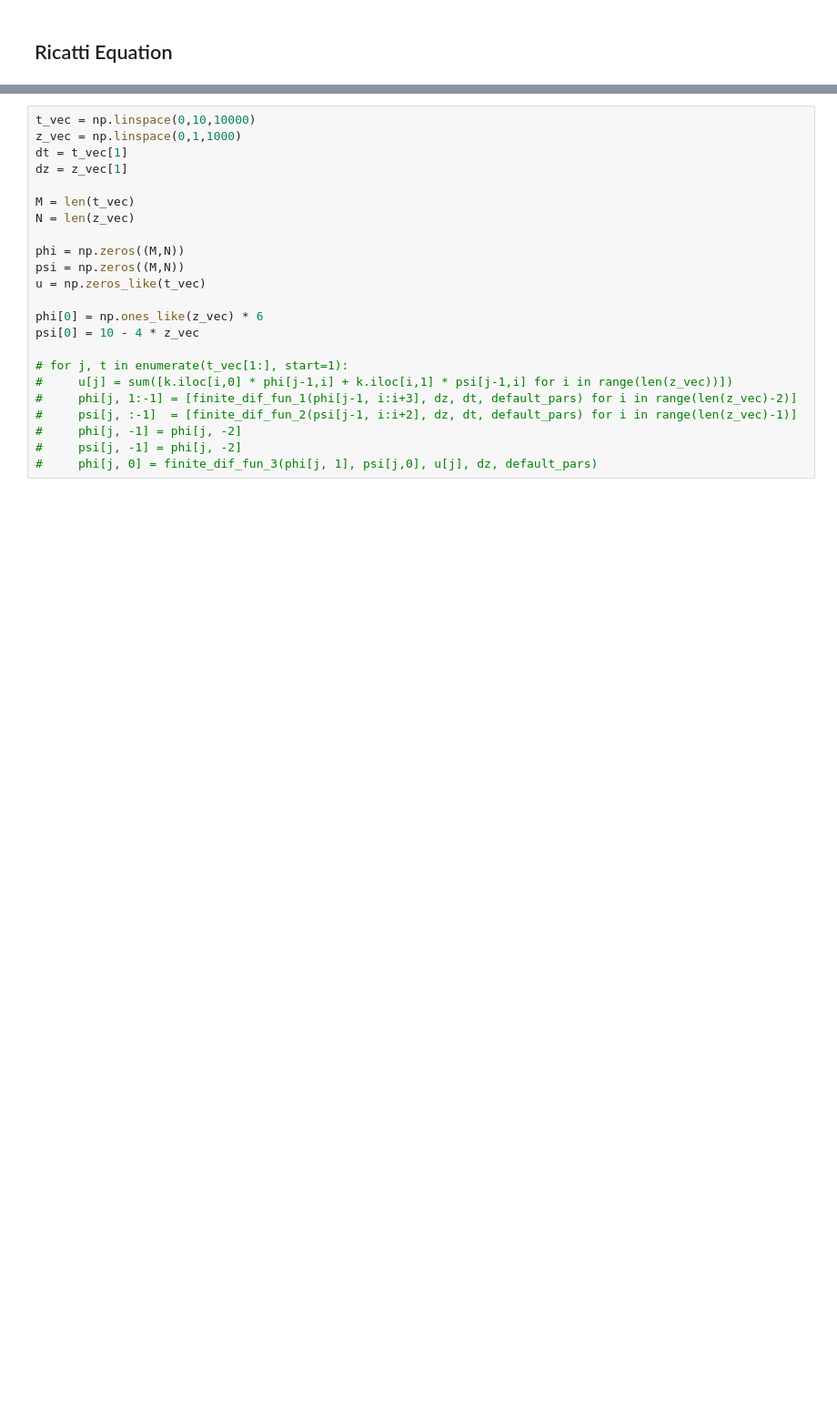
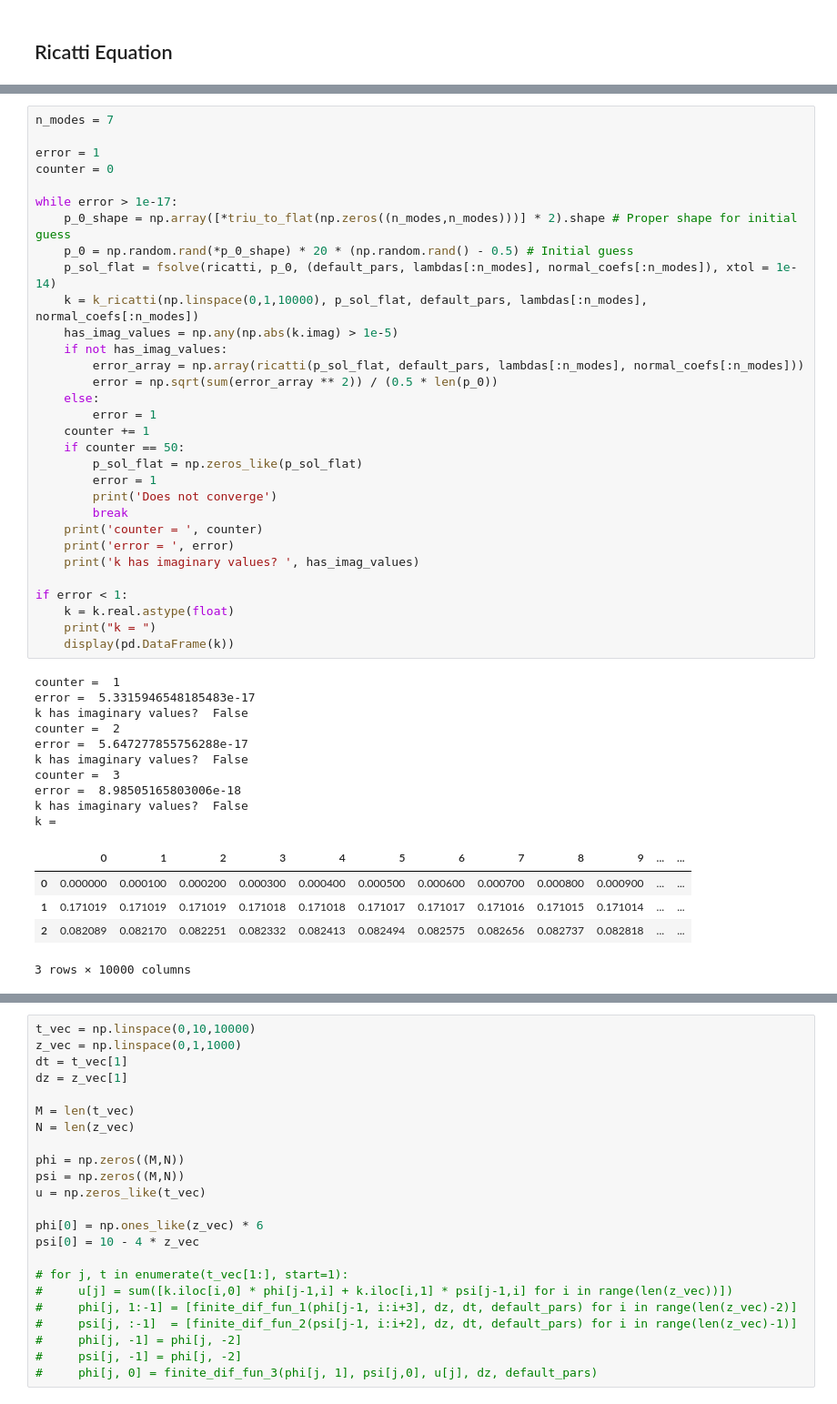
Before and after one commit to behradmoadeli/pfr_isothermal_recycle_delay_optimal, a Jupyter notebook: reports/BehradPaper.ipynb, the cells around one changed output, grey strips where cells are left out. Shown at 91% size. Drawn from its saved outputs; the diff is of its cells as text; blank space fills up the shorter version.

```diff
--- a/reports/BehradPaper.ipynb
+++ b/reports/BehradPaper.ipynb
@@ -674,0 +640,47 @@ k =
+# %%
+n_modes = 7
+
+error = 1
+counter = 0
+
+while error > 1e-17:
+    p_0_shape = np.array([*triu_to_flat(np.zeros((n_modes,n_modes)))] * 2).shape # Proper shape for initial guess
+    p_0 = np.random.rand(*p_0_shape) * 20 * (np.random.rand() - 0.5) # Initial guess
+    p_sol_flat = fsolve(ricatti, p_0, (default_pars, lambdas[:n_modes], normal_coefs[:n_modes]), xtol = 1e-14)
+    k = k_ricatti(np.linspace(0,1,10000), p_sol_flat, default_pars, lambdas[:n_modes], normal_coefs[:n_modes])
+    has_imag_values = np.any(np.abs(k.imag) > 1e-5)
+    if not has_imag_values:
+        error_array = np.array(ricatti(p_sol_flat, default_pars, lambdas[:n_modes], normal_coefs[:n_modes]))
+        error = np.sqrt(sum(error_array ** 2)) / (0.5 * len(p_0))
+    else:
+        error = 1
+    counter += 1
+    if counter == 50:
+        p_sol_flat = np.zeros_like(p_sol_flat)
+        error = 1
+        print('Does not converge')
+        break
+    print('counter = ', counter)
+    print('error = ', error)
+    print('k has imaginary values? ', has_imag_values)
+
+if error < 1:
+    k = k.real.astype(float)
+    print("k = ")
+    display(pd.DataFrame(k))
+# %% [output]
+counter =  1
+error =  5.3315946548185483e-17
+k has imaginary values?  False
+counter =  2
+error =  5.647277855756288e-17
+k has imaginary values?  False
+counter =  3
+error =  8.98505165803006e-18
+k has imaginary values?  False
+k =
+|  | 0 | 1 | 2 | 3 | 4 | 5 | 6 | 7 | 8 | 9 | ... | ... |
+| 0 | 0.000000 | 0.000100 | 0.000200 | 0.000300 | 0.000400 | 0.000500 | 0.000600 | 0.000700 | 0.000800 | 0.000900 | ... | ... |
+| 1 | 0.171019 | 0.171019 | 0.171019 | 0.171018 | 0.171018 | 0.171017 | 0.171017 | 0.171016 | 0.171015 | 0.171014 | ... | ... |
+| 2 | 0.082089 | 0.082170 | 0.082251 | 0.082332 | 0.082413 | 0.082494 | 0.082575 | 0.082656 | 0.082737 | 0.082818 | ... | ... |
+3 rows × 10000 columns
```
Also changed, not shown: parts of 9 cells of this notebook, 9 other files.
